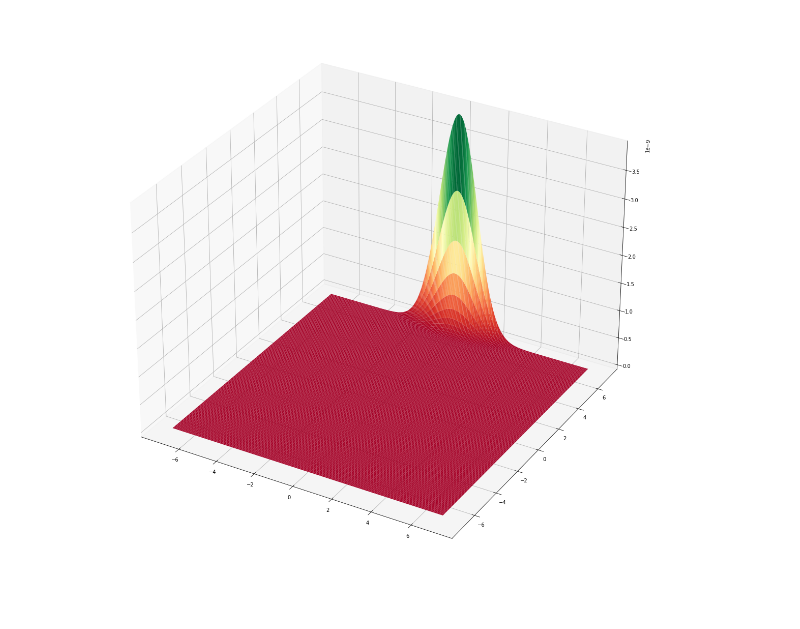
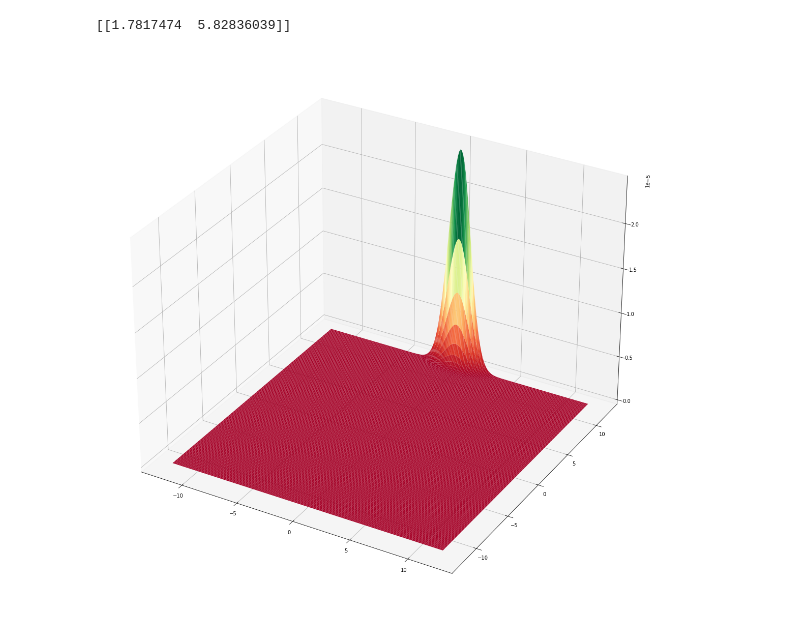
Before and after one commit to tonybruguier/sandbox, a Jupyter notebook: quantum_teleportation_bosonic.ipynb, the cells around one changed output. Saved outputs shown, nothing was run; the diff lists cells and outputs as text; code cells hidden in the pictures.

```diff
--- a/quantum_teleportation_bosonic.ipynb
+++ b/quantum_teleportation_bosonic.ipynb
@@ -11,12 +11,12 @@ from numpy import pi, sqrt
 import matplotlib.pyplot as plt
 from mpl_toolkits.mplot3d import Axes3D
 # %%
-# set the random seed
-np.random.seed(42)
+# # set the random seed
+# np.random.seed(42)
 
 prog = sf.Program(3)
 
-r = 3.0 / 2.0
+r = 0.0 / 2.0
 phi = pi / 2.0
 
 with prog.context as q:
@@ -39,19 +39,22 @@ with prog.context as q:
     Xgate(sqrt(2) * q[0].par) | q[2]
     Zgate(sqrt(2) * q[1].par) | q[2]
 
-eng = sf.Engine('gaussian', backend_options={"cutoff_dim": 10})
-
+eng = sf.Engine('gaussian')
 
 result = eng.run(prog, shots=1, modes=None, compile_options={})
+
+print(result.samples)
+# %% [output]
+[[1.7817474  5.82836039]]
 # %%
 fig = plt.figure()
-X = np.linspace(-7, 7, 200)
-P = np.linspace(-7, 7, 200)
+X = np.linspace(-12, 12, 200)
+P = np.linspace(-12, 12, 200)
 Z = result.state.wigner(2, X, P)
 X, P = np.meshgrid(X, P)
 ax = fig.add_subplot(111, projection="3d")
 ax.plot_surface(X, P, Z, cmap="RdYlGn", lw=0.5, rstride=1, cstride=1)
 fig.set_size_inches(20.0, 20.0)
 #ax.set_axis_off()
 # %% [output]
-[figure, old version]
+[figure, new version]
```
Also changed, not shown: 1 other file.
